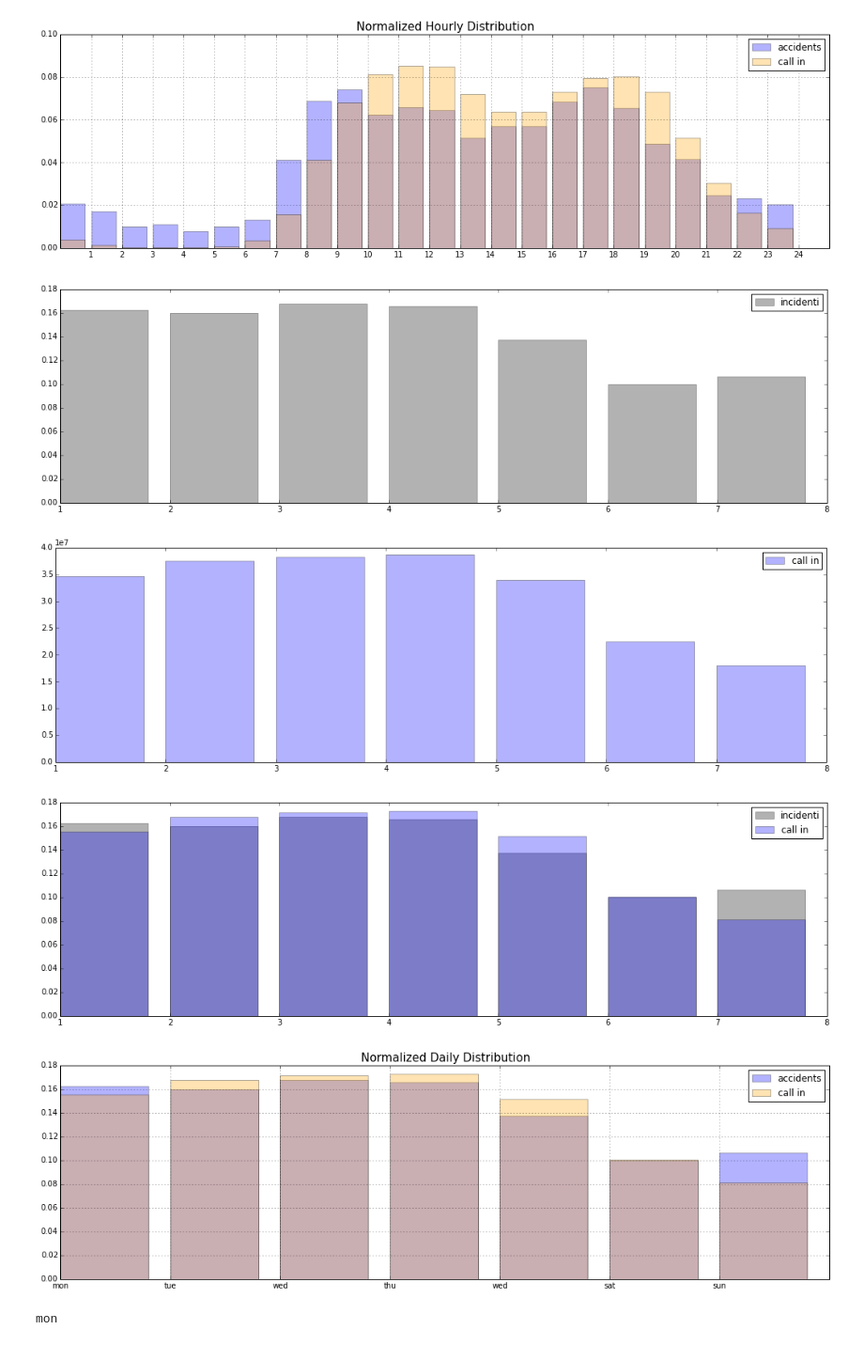
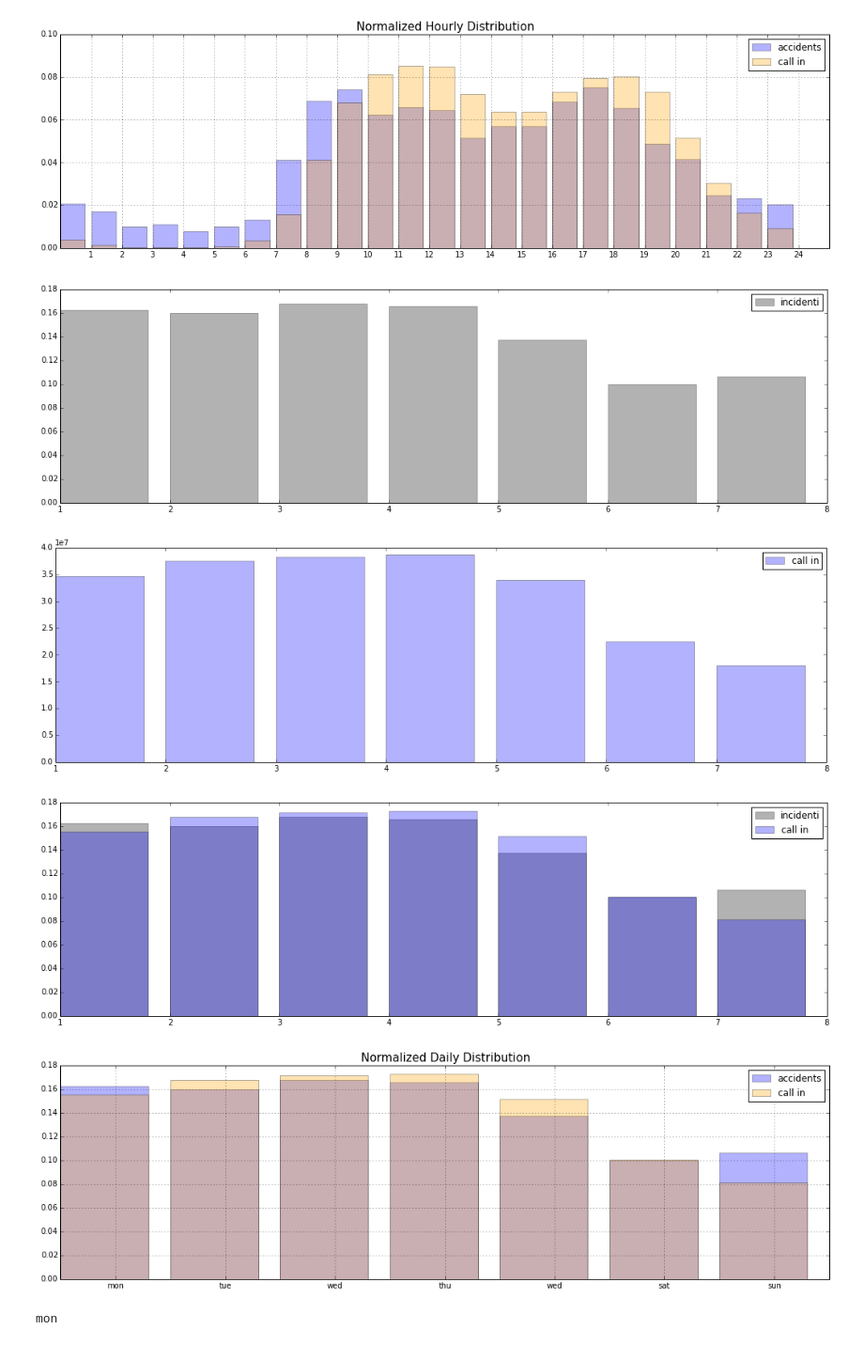
Before and after one commit to massaroantonio/telecom_bigdata, a Jupyter notebook: correlation_incindents_call_in.ipynb, the cells around one changed output. Shown at 94% size. Cells and saved outputs as stored; diff of their text form; code cells hidden in the pictures.

```diff
--- a/correlation_incindents_call_in.ipynb
+++ b/correlation_incindents_call_in.ipynb
@@ -78,35 +78,35 @@ plt.bar(H[1][:-1],H[0],alpha=0.3,color='black',label='incidenti')
 plt.legend(loc='upper right')
 plt.ylim([0,.18])
 plt.gcf().set_size_inches(18, 5)
 plt.show()
 
 plt.bar(list(range(1,8)),[sum([total_calls_in[x] for x in total_calls_in.keys() if x.weekday()==i]) for i in range(7)],alpha=0.3,color='blue',label='call in')
 plt.gcf().set_size_inches(18, 5)
 plt.legend(loc='upper right')
 plt.show()
 
 heights=np.array([sum([total_calls_in[x] for x in total_calls_in.keys() if x.weekday()==i]) for i in range(7)])
 heights=heights/sum(heights)
 
 plt.bar(H[1][:-1],H[0],alpha=0.3,color='black',label='incidenti')
 plt.bar(list(range(1,8)),heights,alpha=0.3,color='blue',label='call in')
 plt.gcf().set_size_inches(18, 5)
 plt.legend(loc='upper right')
 plt.show()
 
 plt.bar(H[1][:-1],H[0],alpha=0.3,color='blue',label='accidents')
 plt.bar(list(range(1,8)),heights,alpha=0.3,color='orange',label='call in')
 plt.gcf().set_size_inches(18, 5)
-plt.xticks([1,2,3,4,5,6,7],['mon','tue','wed','thu','wed','sat','sun'])
+plt.xticks([1.5,2.5,3.5,4.5,5.5,6.5,7.5],['mon','tue','wed','thu','wed','sat','sun'])
 plt.grid()
 plt.title('Normalized Daily Distribution', size=15)
 plt.legend(loc='upper right')
 plt.show()
 # %% [output]
 [figure]
 [figure]
 [figure]
-[figure, old version]
+[figure, new version]
 # %%
 days=['mon','tue','wed','thu','fri','sat','sun']
 for d in range(1,8):
```
Also changed, not shown: 6 other files.
